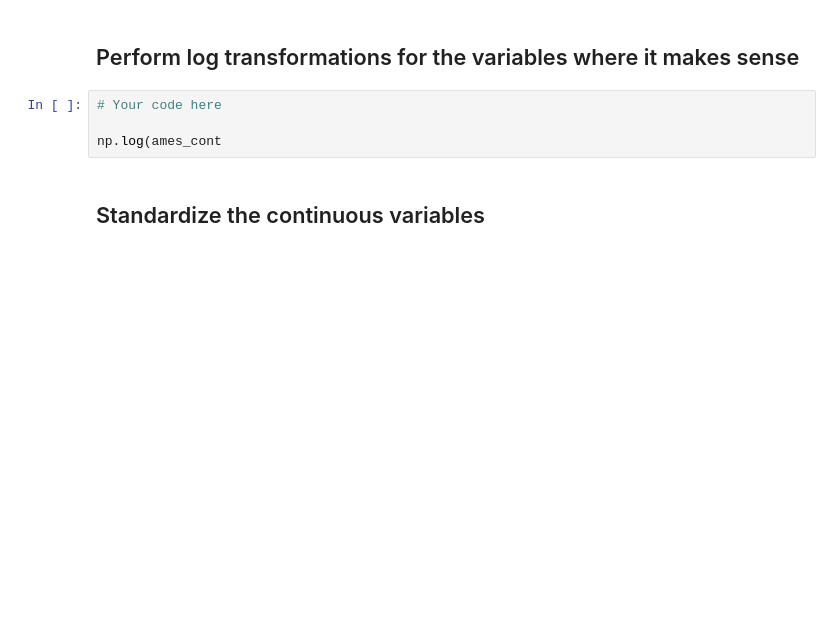
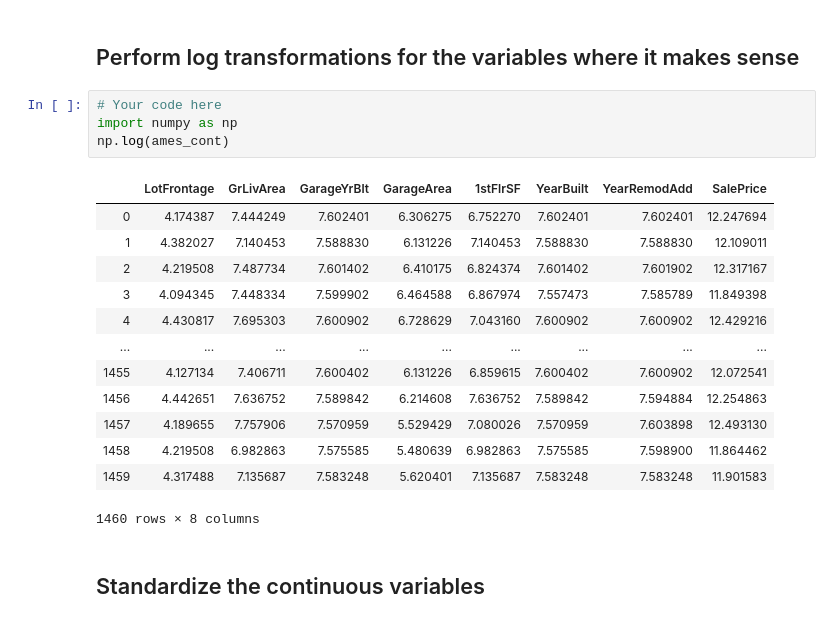
Before and after one commit to OsterMendel/dsc-feature-scaling-and-normalization-lab-nyc-ds-033020, a Jupyter notebook: index.ipynb, the cells around one changed output. Drawn from its saved outputs; the diff is of its cells as text; blank space fills up the shorter version.

```diff
--- a/index.ipynb
+++ b/index.ipynb
@@ -97,8 +97,22 @@ ames_cont.head()
 ## Perform log transformations for the variables where it makes sense
 # %%
 # Your code here
-
-np.log(ames_cont
+import numpy as np
+np.log(ames_cont)
+# %% [output]
+|  | LotFrontage | GrLivArea | GarageYrBlt | GarageArea | 1stFlrSF | YearBuilt | YearRemodAdd | SalePrice |
+| 0 | 4.174387 | 7.444249 | 7.602401 | 6.306275 | 6.752270 | 7.602401 | 7.602401 | 12.247694 |
+| 1 | 4.382027 | 7.140453 | 7.588830 | 6.131226 | 7.140453 | 7.588830 | 7.588830 | 12.109011 |
+| 2 | 4.219508 | 7.487734 | 7.601402 | 6.410175 | 6.824374 | 7.601402 | 7.601902 | 12.317167 |
+| 3 | 4.094345 | 7.448334 | 7.599902 | 6.464588 | 6.867974 | 7.557473 | 7.585789 | 11.849398 |
+| 4 | 4.430817 | 7.695303 | 7.600902 | 6.728629 | 7.043160 | 7.600902 | 7.600902 | 12.429216 |
+| ... | ... | ... | ... | ... | ... | ... | ... | ... |
+| 1455 | 4.127134 | 7.406711 | 7.600402 | 6.131226 | 6.859615 | 7.600402 | 7.600902 | 12.072541 |
+| 1456 | 4.442651 | 7.636752 | 7.589842 | 6.214608 | 7.636752 | 7.589842 | 7.594884 | 12.254863 |
+| 1457 | 4.189655 | 7.757906 | 7.570959 | 5.529429 | 7.080026 | 7.570959 | 7.603898 | 12.493130 |
+| 1458 | 4.219508 | 6.982863 | 7.575585 | 5.480639 | 6.982863 | 7.575585 | 7.598900 | 11.864462 |
+| 1459 | 4.317488 | 7.135687 | 7.583248 | 5.620401 | 7.135687 | 7.583248 | 7.583248 | 11.901583 |
+1460 rows × 8 columns
 # %% [markdown]
 ## Standardize the continuous variables
 # %% [markdown]
```
